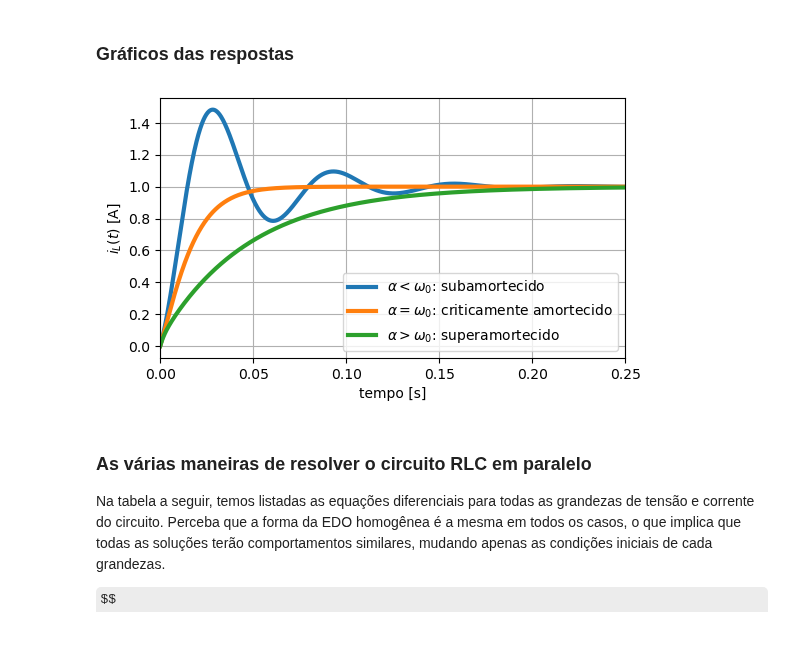
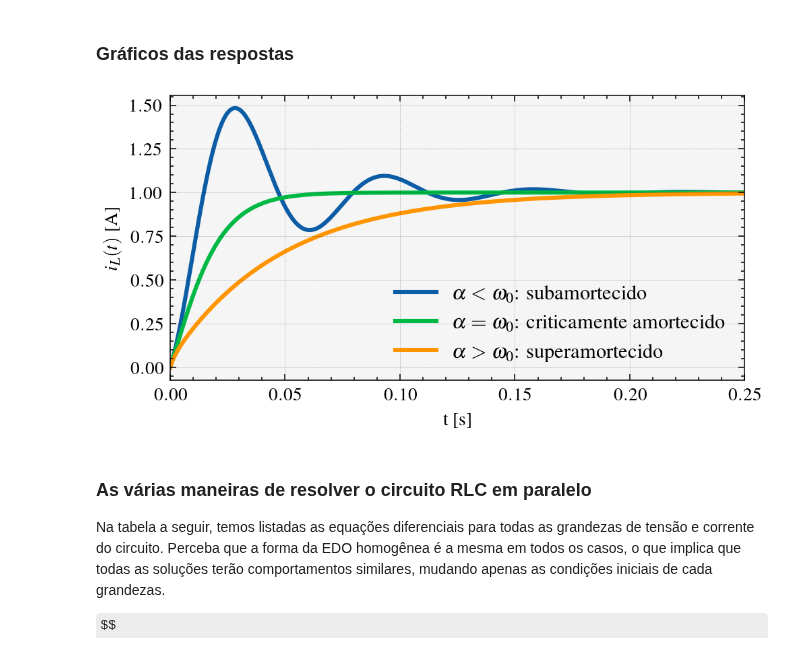
Before and after one commit to edsonportosilva/ElectricCircuits, a Jupyter notebook: Jupyter notebooks/8.2 - Circuitos RLC de segunda ordem.ipynb, the cells around one changed output. Cells and saved outputs as stored; diff of their text form; code cells hidden in the pictures; some formulas as TeX source.

```diff
--- a/Jupyter notebooks/8.2 - Circuitos RLC de segunda ordem.ipynb
+++ b/Jupyter notebooks/8.2 - Circuitos RLC de segunda ordem.ipynb
@@ -9,11 +9,17 @@ if 'google.colab' in str(get_ipython()):
 
 import numpy as np
 import sympy as sp
-from circuit.utils import round_expr, symdisp, symplot
+from circuit.utils import round_expr, symdisp, symplot, set_preferences
+
+try:
+    import scienceplots
+except:
+    ! pip install SciencePlots
 
 import matplotlib.pyplot as plt
-
-plt.rcParams["figure.figsize"] = (6,3.375)
+plt.style.use(['science'])
+set_preferences()
+#plt.rcParams["figure.figsize"] = (6,3.375)
 # %%
 from IPython.core.display import HTML
 from IPython.display import Image
@@ -179,7 +191,7 @@ def RLCpar(R, L, C, vC_0, iL_0, iL_inf, t):
         D1 = iL_0 - iL_inf
         D2 = (1/L)*vC_0 + α*(iL_0 - iL_inf)
         iL = D1*np.exp(-α*t) + D2*t*np.exp(-α*t) + iL_inf
-        case = '$α = ω_0$: criticamente amortecido'
+        case = '$\\alpha = \\omega_0$: criticamente amortecido'
     else:
         s1 = -α + np.sqrt(α**2 - ω0**2 + 1j*0)
         s2 = -α - np.sqrt(α**2 - ω0**2 + 1j*0)
@@ -187,38 +199,39 @@ def RLCpar(R, L, C, vC_0, iL_0, iL_inf, t):
         A1 = ( (1/L)*vC_0 - s2*(iL_0 - iL_inf) )/(s1 - s2)
         A2 = (-(1/L)*vC_0 + s1*(iL_0 - iL_inf) )/(s1 - s2)
 
         iL = A1*np.exp(s1*t) + A2*np.exp(s2*t) + iL_inf
         iL = np.real(iL)
 
         if α > ω0:
-            case = '$α > ω_0$: superamortecido'
+            case = '$\\alpha > \\omega_0$: superamortecido'
         else:
-            case = '$α < ω_0$: subamortecido'
+            case = '$\\alpha < \\omega_0$: subamortecido'
 
     iL_env = iL_inf + (iL_0 - iL_inf)*np.exp(-α*t)
 
     return iL, iL_env, case
 
 
 C = 400e-6
 L = 250e-3
 vC_0 = 10
 iL_0 = 0
 iL_inf = 1
 
 t = np.linspace(0, 0.25, 1000)
 
+plt.figure(figsize=(5,2.5))
 for R in [50, 12.5, 5]:
     iL, iL_env, case = RLCpar(R, L, C, vC_0, iL_0, iL_inf, t)
-    plt.plot(t, iL,'-', label=case, linewidth = 3 )
+    plt.plot(t, iL,'-', label=case, linewidth = 2)
 
 plt.xlim(min(t), max(t))
 plt.grid()
-plt.xlabel('tempo [s]')
+plt.xlabel('t [s]')
 plt.ylabel('$i_L(t)$ [A]');
 plt.legend(loc='lower right');
 # %% [output]
-[figure, old version]
+[figure, new version]
 # %% [markdown]
 ### As várias maneiras de resolver o circuito RLC em paralelo
 
```
Also changed, not shown: parts of 6 cells of this notebook.
